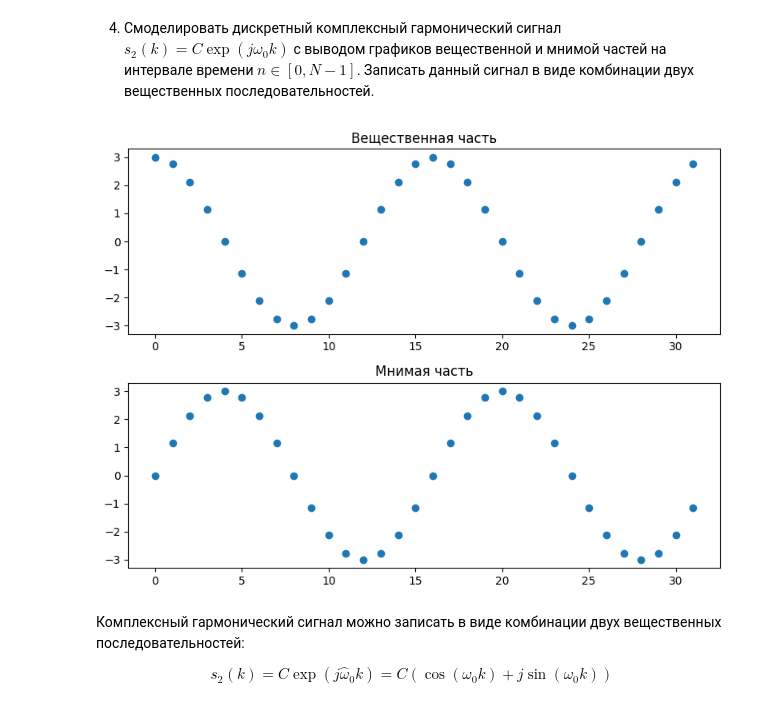
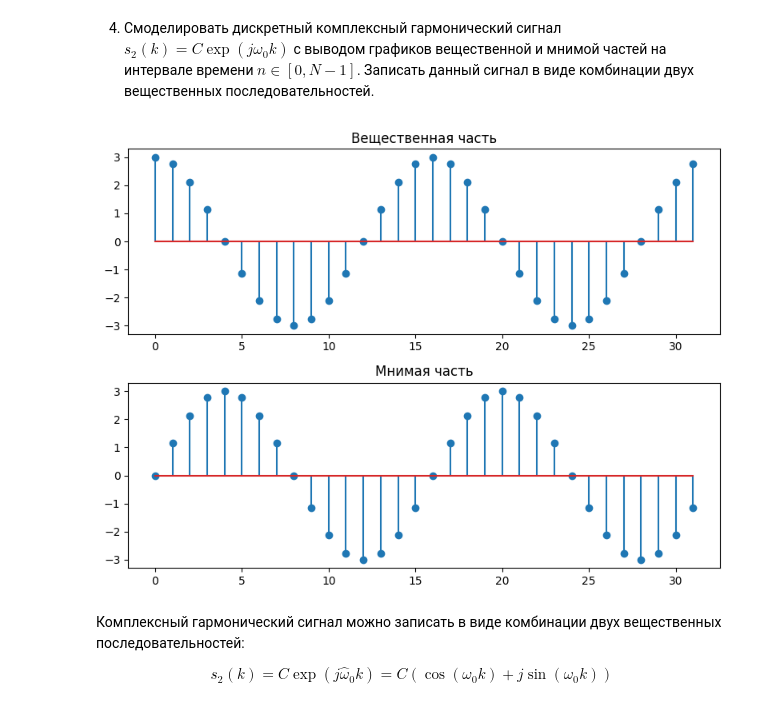
Before and after one commit to the-mvi/dsp-2025, a Jupyter notebook: 2381_Ivashinnikov_LD_Dvikov_DV/lab1.ipynb, the cells around one changed output. Cells and saved outputs as stored; diff of their text form; code cells hidden in the pictures.

```diff
--- a/2381_Ivashinnikov_LD_Dvikov_DV/lab1.ipynb
+++ b/2381_Ivashinnikov_LD_Dvikov_DV/lab1.ipynb
@@ -139,21 +139,21 @@ plt.tight_layout()
 # %%
 # Дискретный комплексный гармонический сигнал
 def s_2(k: int) -> float:
   return C * np.exp(1j*w0*k)
 
 y = list(map(s_2, n))
 
 fig, (ax1, ax2) = plt.subplots(2, 1, figsize=(8, 6))
 
-ax1.plot(n, np.real(y), marker='o', linestyle='None')
+ax1.stem(n, np.real(y))
 ax1.set_title("Вещественная часть")
 
-ax2.plot(n, np.imag(y), marker='o', linestyle='None')
+ax2.stem(n, np.imag(y))
 ax2.set_title("Мнимая часть")
 
 plt.tight_layout()
 # %% [output]
-[figure, old version]
+[figure, new version]
 # %% [markdown]
 Комплексный гармонический сигнал можно записать в виде комбинации двух вещественных последовательностей:
 
```
Also changed, not shown: parts of 4 cells of this notebook.
